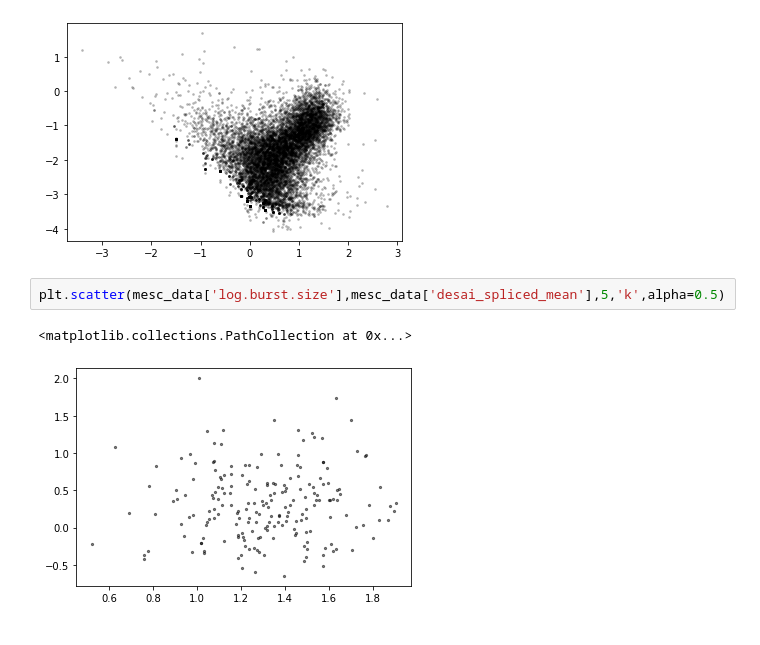
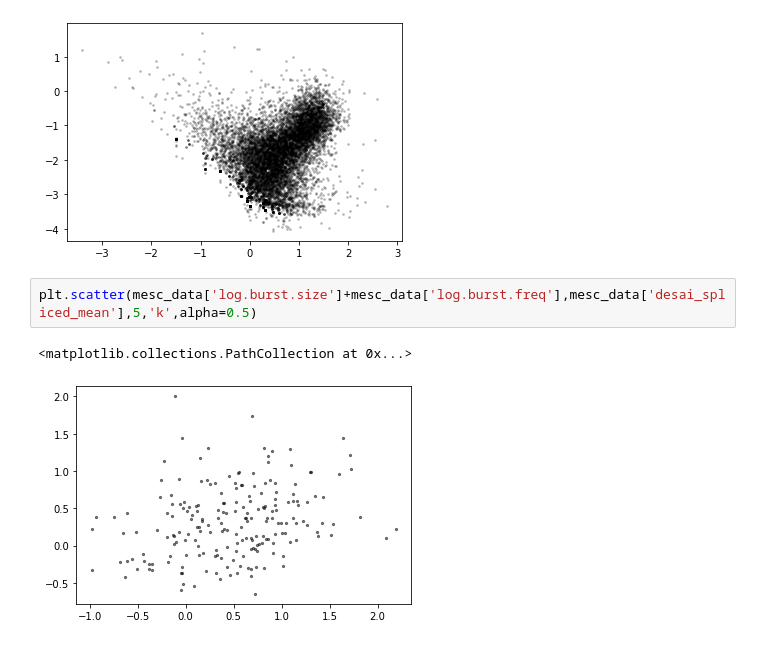
Before and after one commit to pachterlab/monod_examples, a Jupyter notebook: manuscript_computation/gg230313_lit_comparison.ipynb, the cells around one changed output. Saved outputs shown, nothing was run; the diff lists cells and outputs as text.

Commit message:
desai

```diff
--- a/manuscript_computation/gg230313_lit_comparison.ipynb
+++ b/manuscript_computation/gg230313_lit_comparison.ipynb
@@ -208,7 +208,7 @@ plt.scatter(mesc_data['log.burst.size'],mesc_data['log.burst.freq'],3,'k',alpha=
 <matplotlib.collections.PathCollection at 0x...>
 [figure]
 # %%
-plt.scatter(mesc_data['log.burst.size'],mesc_data['desai_spliced_mean'],5,'k',alpha=0.5)
+plt.scatter(mesc_data['log.burst.size']+mesc_data['log.burst.freq'],mesc_data['desai_spliced_mean'],5,'k',alpha=0.5)
 # %% [output]
 <matplotlib.collections.PathCollection at 0x...>
-[figure, old version]
+[figure, new version]
```
